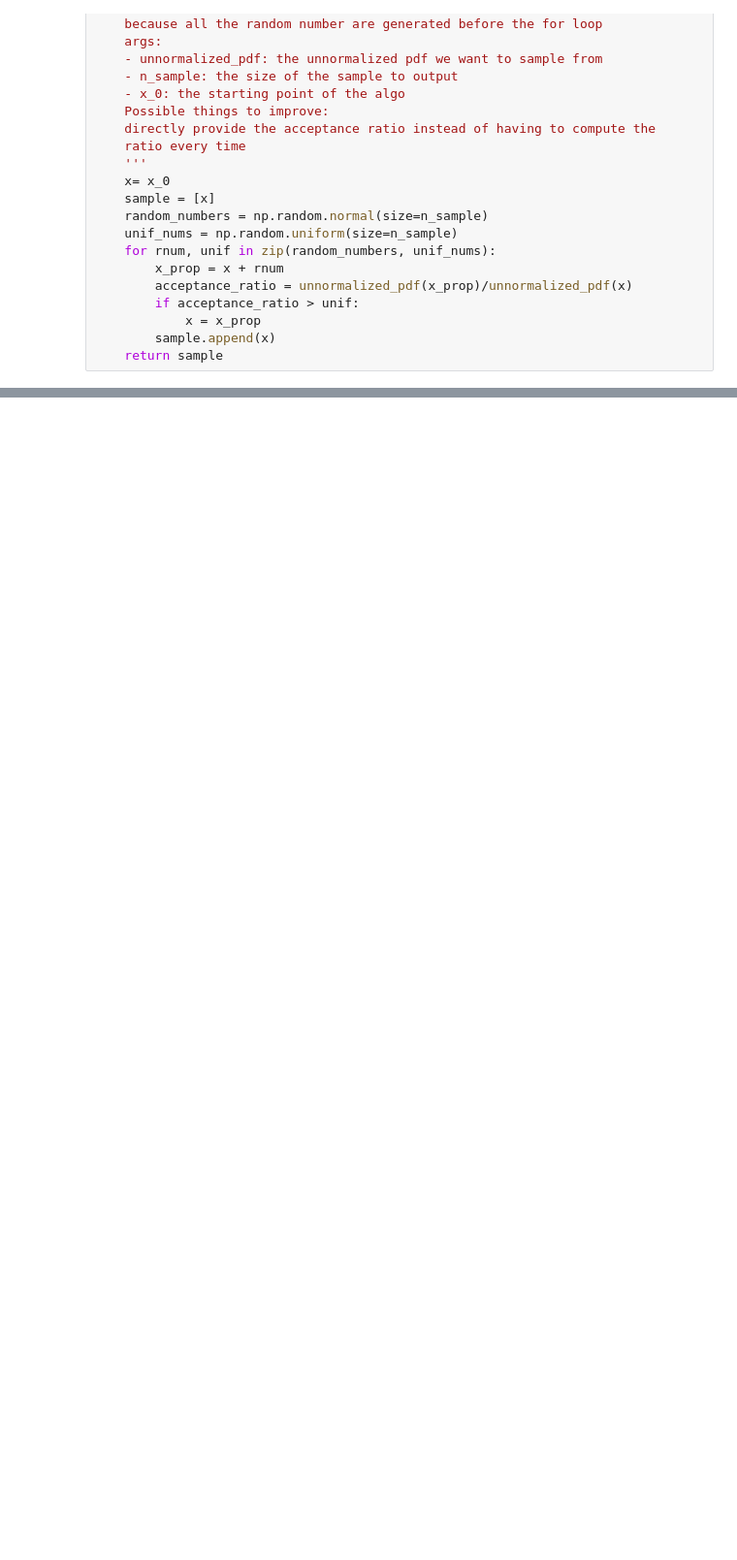
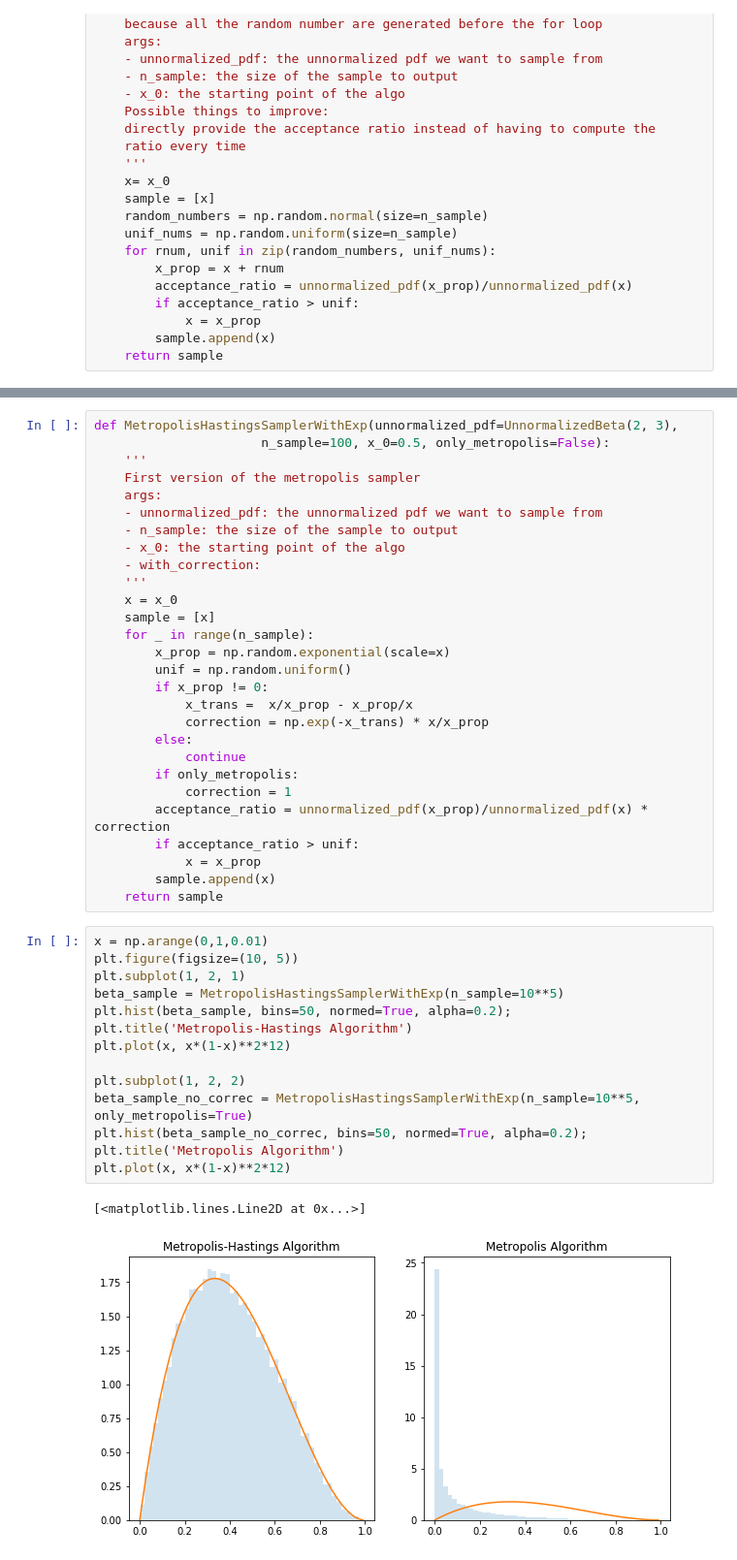
Before and after one commit to robinicole/ipython_notebooks, a Jupyter notebook: Sampling.ipynb, the cells around one changed output, grey strips where cells are left out. Shown at 97% size. Saved outputs shown, nothing was run; the diff lists cells and outputs as text; blank space fills up the shorter version.

```diff
--- a/Sampling.ipynb
+++ b/Sampling.ipynb
@@ -75,0 +76,45 @@ plt.plot(x, x*(1-x)**2*12)
+# %%
+def MetropolisHastingsSamplerWithExp(unnormalized_pdf=UnnormalizedBeta(2, 3),
+                      n_sample=100, x_0=0.5, only_metropolis=False):
+    '''
+    First version of the metropolis sampler
+    args:
+    - unnormalized_pdf: the unnormalized pdf we want to sample from
+    - n_sample: the size of the sample to output
+    - x_0: the starting point of the algo
+    - with_correction:
+    '''
+    x = x_0
+    sample = [x]
+    for _ in range(n_sample):
+        x_prop = np.random.exponential(scale=x)
+        unif = np.random.uniform()
+        if x_prop != 0:
+            x_trans =  x/x_prop - x_prop/x
+            correction = np.exp(-x_trans) * x/x_prop
+        else:
+            continue
+        if only_metropolis:
+            correction = 1
+        acceptance_ratio = unnormalized_pdf(x_prop)/unnormalized_pdf(x) * correction
+        if acceptance_ratio > unif:
+            x = x_prop
+        sample.append(x)
+    return sample
+# %%
+x = np.arange(0,1,0.01)
+plt.figure(figsize=(10, 5))
+plt.subplot(1, 2, 1)
+beta_sample = MetropolisHastingsSamplerWithExp(n_sample=10**5)
+plt.hist(beta_sample, bins=50, normed=True, alpha=0.2);
+plt.title('Metropolis-Hastings Algorithm')
+plt.plot(x, x*(1-x)**2*12)
+
+plt.subplot(1, 2, 2)
+beta_sample_no_correc = MetropolisHastingsSamplerWithExp(n_sample=10**5, only_metropolis=True)
+plt.hist(beta_sample_no_correc, bins=50, normed=True, alpha=0.2);
+plt.title('Metropolis Algorithm')
+plt.plot(x, x*(1-x)**2*12)
+# %% [output]
+[<matplotlib.lines.Line2D at 0x...>]
+[figure, added]
```
Also changed, not shown: parts of 6 cells of this notebook.
